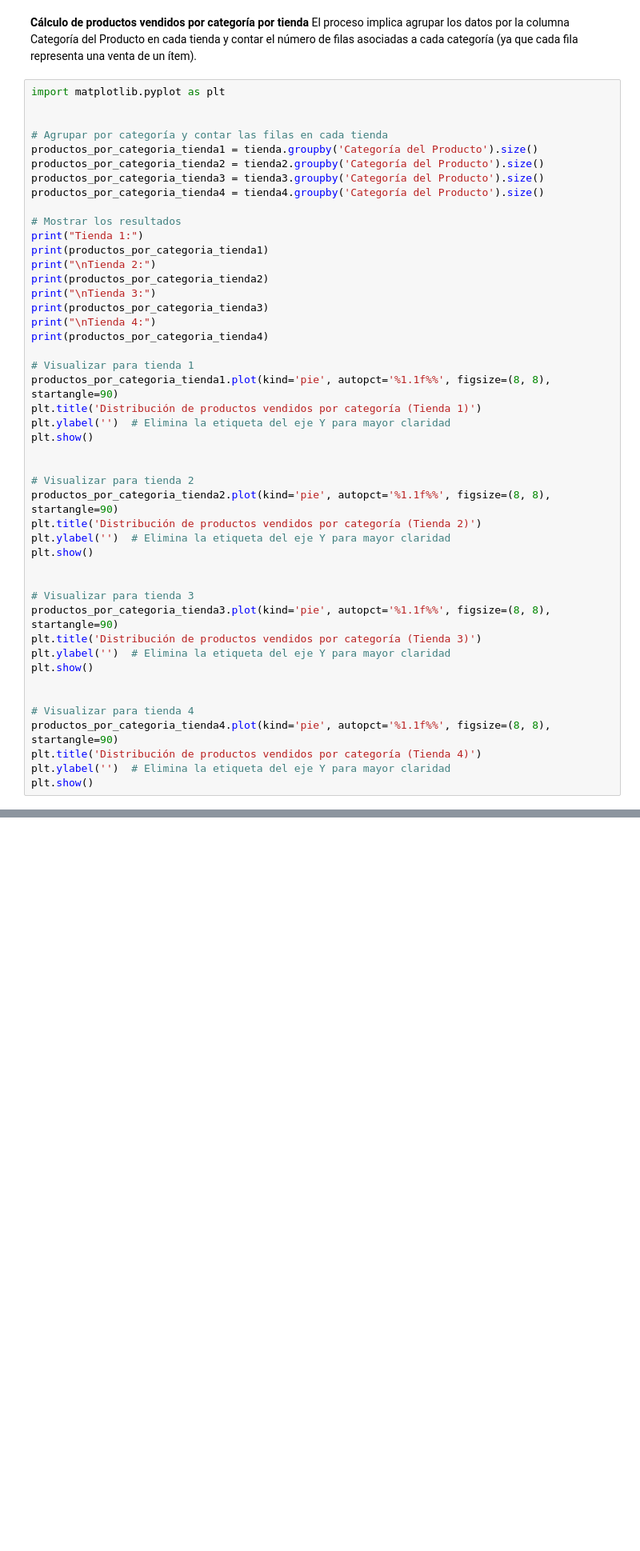
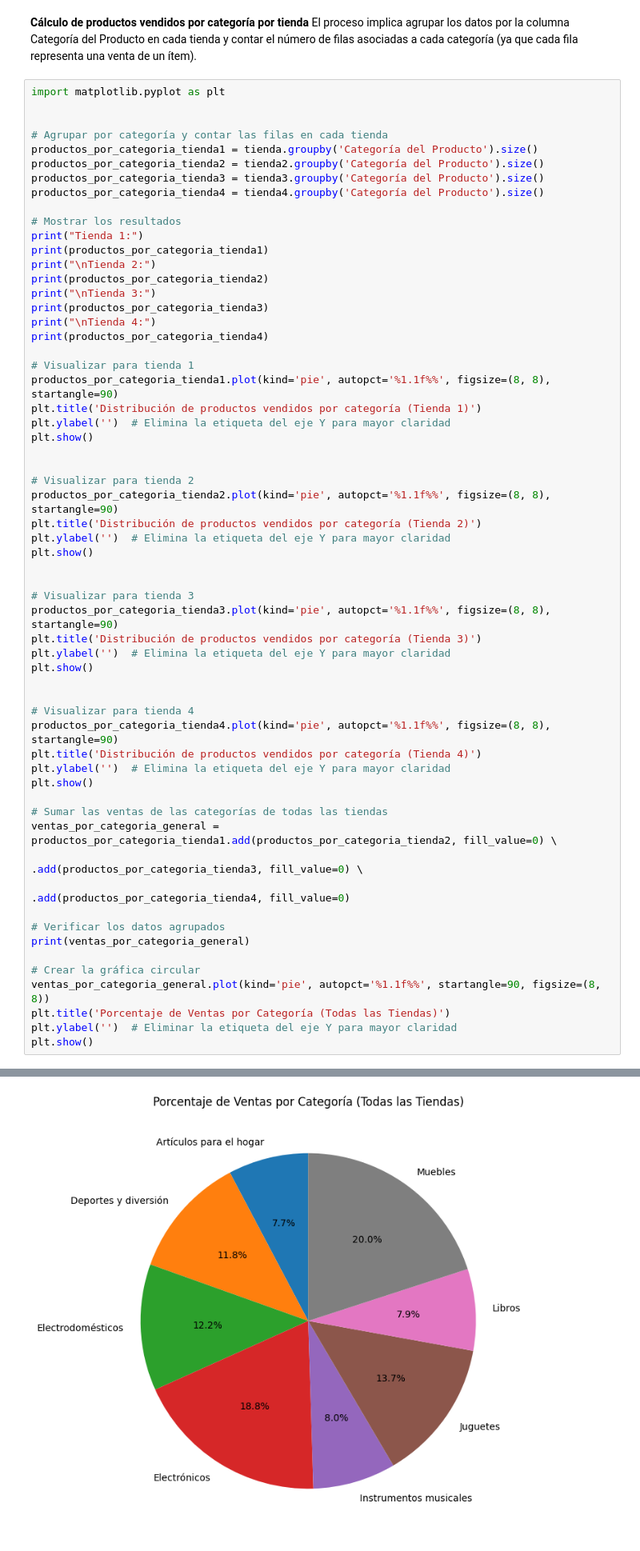
Before and after one commit to mauloredo/challenge-alura-store-mlp, a Jupyter notebook: AluraStoreLatam.ipynb, the cells around one changed output, grey strips where cells are left out. Shown at 80% size. Cells and saved outputs as stored; diff of their text form; blank space fills up the shorter version.

```diff
--- a/AluraStoreLatam.ipynb
+++ b/AluraStoreLatam.ipynb
@@ -189,6 +189,20 @@ productos_por_categoria_tienda4.plot(kind='pie', autopct='%1.1f%%', figsize=(8,
 plt.title('Distribución de productos vendidos por categoría (Tienda 4)')
 plt.ylabel('')  # Elimina la etiqueta del eje Y para mayor claridad
 plt.show()
+
+# Sumar las ventas de las categorías de todas las tiendas
+ventas_por_categoria_general = productos_por_categoria_tienda1.add(productos_por_categoria_tienda2, fill_value=0) \
+                                                              .add(productos_por_categoria_tienda3, fill_value=0) \
+                                                              .add(productos_por_categoria_tienda4, fill_value=0)
+
+# Verificar los datos agrupados
+print(ventas_por_categoria_general)
+
+# Crear la gráfica circular
+ventas_por_categoria_general.plot(kind='pie', autopct='%1.1f%%', startangle=90, figsize=(8, 8))
+plt.title('Porcentaje de Ventas por Categoría (Todas las Tiendas)')
+plt.ylabel('')  # Eliminar la etiqueta del eje Y para mayor claridad
+plt.show()
 # %% [output]
 Tienda 1:
 Categoría del Producto
@@ -214,3 +238,4 @@ dtype: int64
+[figure, added]
 # %% [markdown]
 # 3. Calificación promedio de la tienda
 # %% [markdown]
```
Also changed, not shown: parts of 2 cells of this notebook.
